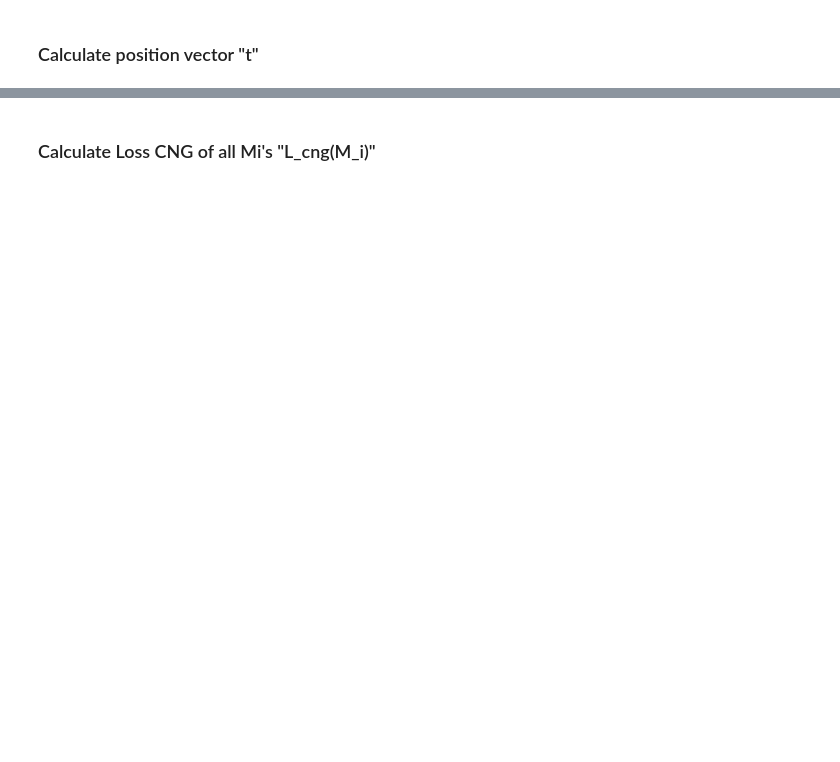
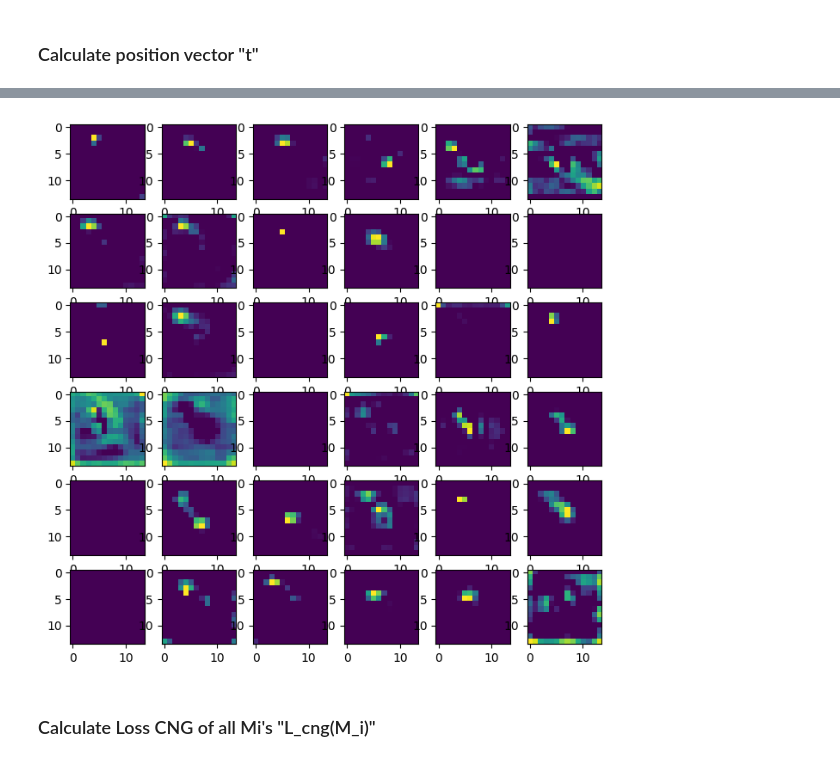
Before and after one commit to Vins1805/cnn-fine-grained-image-recognition, a Jupyter notebook: 1-pretrained-models.ipynb, the cells around one changed output, grey strips where cells are left out. Saved outputs shown, nothing was run; the diff lists cells and outputs as text; code cells hidden in the pictures; blank space fills up the shorter version.

```diff
--- a/1-pretrained-models.ipynb
+++ b/1-pretrained-models.ipynb
@@ -130,3 +160,13 @@ t_flat = torch.FloatTensor(t_flat)
+# %%
+f, axarr = plt.subplots(6,6, figsize=(8,8), dpi= 100)
+counter = 0
+
+for i, _ in enumerate(axarr):
+    for j, _ in enumerate(axarr[i]):
+        axarr[i,j].imshow(patters[counter])
+        counter += 1
+# %% [output]
+[figure, added]
 # %%
 # Initiate N-times neural networks (Part FC's)
 NNs = {N: Net() for N in range(N_parts)}
```
Also changed, not shown: parts of 15 cells of this notebook, 7 other files.
